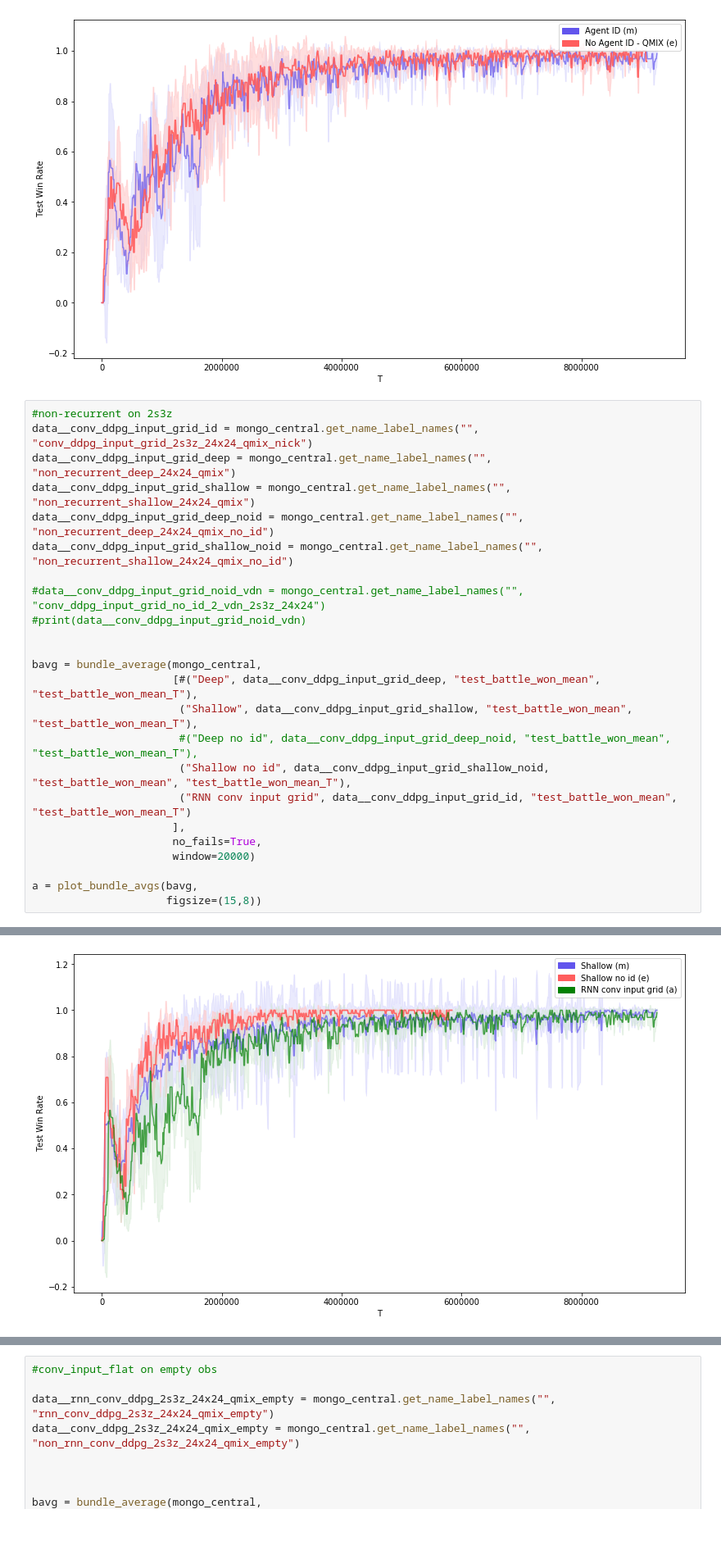
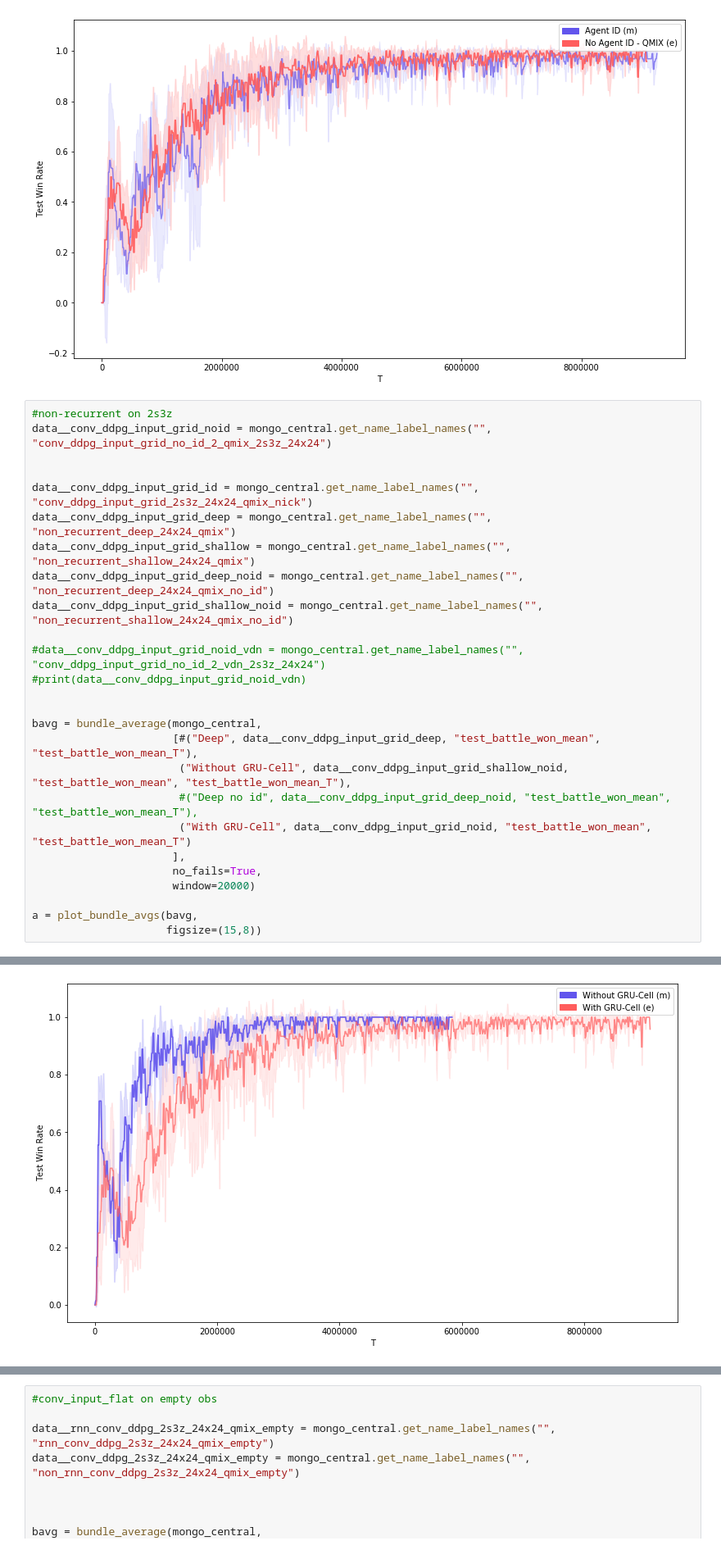
Before and after one commit to nicholasburden/pymarl, a Jupyter notebook: analysis/analysis.ipynb, the cells around one changed output, grey strips where cells are left out. Shown at 82% size. Cells and saved outputs as stored; diff of their text form.

```diff
--- a/analysis/analysis.ipynb
+++ b/analysis/analysis.ipynb
@@ -402,6 +402,9 @@ Property str not available: test_battle_won_mean not in results for run {'name':
 [figure]
 # %%
 #non-recurrent on 2s3z
+data__conv_ddpg_input_grid_noid = mongo_central.get_name_label_names("", "conv_ddpg_input_grid_no_id_2_qmix_2s3z_24x24")
+
+
 data__conv_ddpg_input_grid_id = mongo_central.get_name_label_names("", "conv_ddpg_input_grid_2s3z_24x24_qmix_nick")
 data__conv_ddpg_input_grid_deep = mongo_central.get_name_label_names("", "non_recurrent_deep_24x24_qmix")
 data__conv_ddpg_input_grid_shallow = mongo_central.get_name_label_names("", "non_recurrent_shallow_24x24_qmix")
@@ -414,10 +417,9 @@ data__conv_ddpg_input_grid_shallow_noid = mongo_central.get_name_label_names("",
 
 bavg = bundle_average(mongo_central,
                       [#("Deep", data__conv_ddpg_input_grid_deep, "test_battle_won_mean", "test_battle_won_mean_T"),
-                       ("Shallow", data__conv_ddpg_input_grid_shallow, "test_battle_won_mean", "test_battle_won_mean_T"),
+                       ("Without GRU-Cell", data__conv_ddpg_input_grid_shallow_noid, "test_battle_won_mean", "test_battle_won_mean_T"),
                        #("Deep no id", data__conv_ddpg_input_grid_deep_noid, "test_battle_won_mean", "test_battle_won_mean_T"),
-                       ("Shallow no id", data__conv_ddpg_input_grid_shallow_noid, "test_battle_won_mean", "test_battle_won_mean_T"),
-                       ("RNN conv input grid", data__conv_ddpg_input_grid_id, "test_battle_won_mean", "test_battle_won_mean_T")
+                       ("With GRU-Cell", data__conv_ddpg_input_grid_noid, "test_battle_won_mean", "test_battle_won_mean_T")
                       ],
                       no_fails=True,
                       window=20000)
@@ -448,4 +436,4 @@ Property str not available: test_battle_won_mean not in results for run {'name':
-[figure, old version]
+[figure, new version]
 # %%
 #non recurrent without id or unit type
 
```
Also changed, not shown: parts of 4 cells of this notebook, 1 other file.
